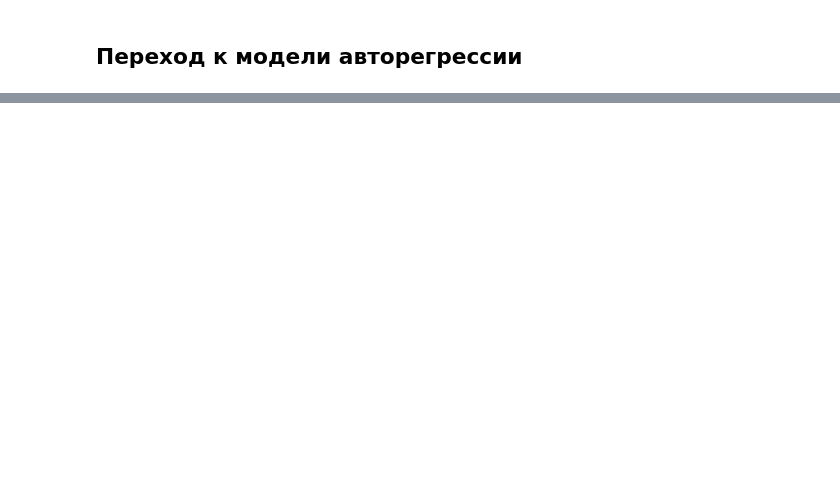
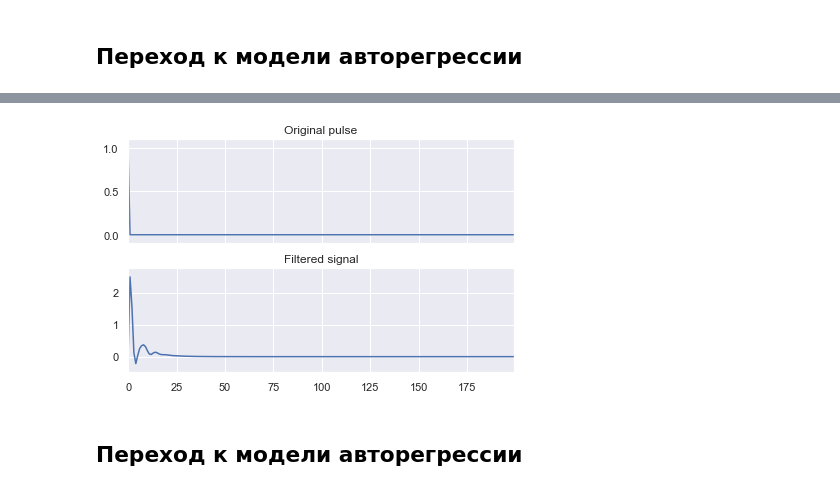
Before and after one commit to tupoylogin/linear_dynamics, a Jupyter notebook: LDSDemo.ipynb, the cells around one changed output, grey strips where cells are left out. Cells and saved outputs as stored; diff of their text form; code cells hidden in the pictures; blank space fills up the shorter version.

```diff
--- a/LDSDemo.ipynb
+++ b/LDSDemo.ipynb
@@ -95,0 +144,11 @@ plot_signal(sig, arma_process.impulse_response(T_OBS))
+# %%
+system = dlti(*lds.get_statespace(), dt=1)
+# %%
+_, y, _ = dlsim(system, sig)
+# %%
+%matplotlib inline
+plot_signal(sig, y.T.ravel())
+# %% [output]
+[figure, added]
+# %% [markdown]
+## Переход к модели авторегрессии
```
Also changed, not shown: parts of 19 cells of this notebook, 1 other file.
